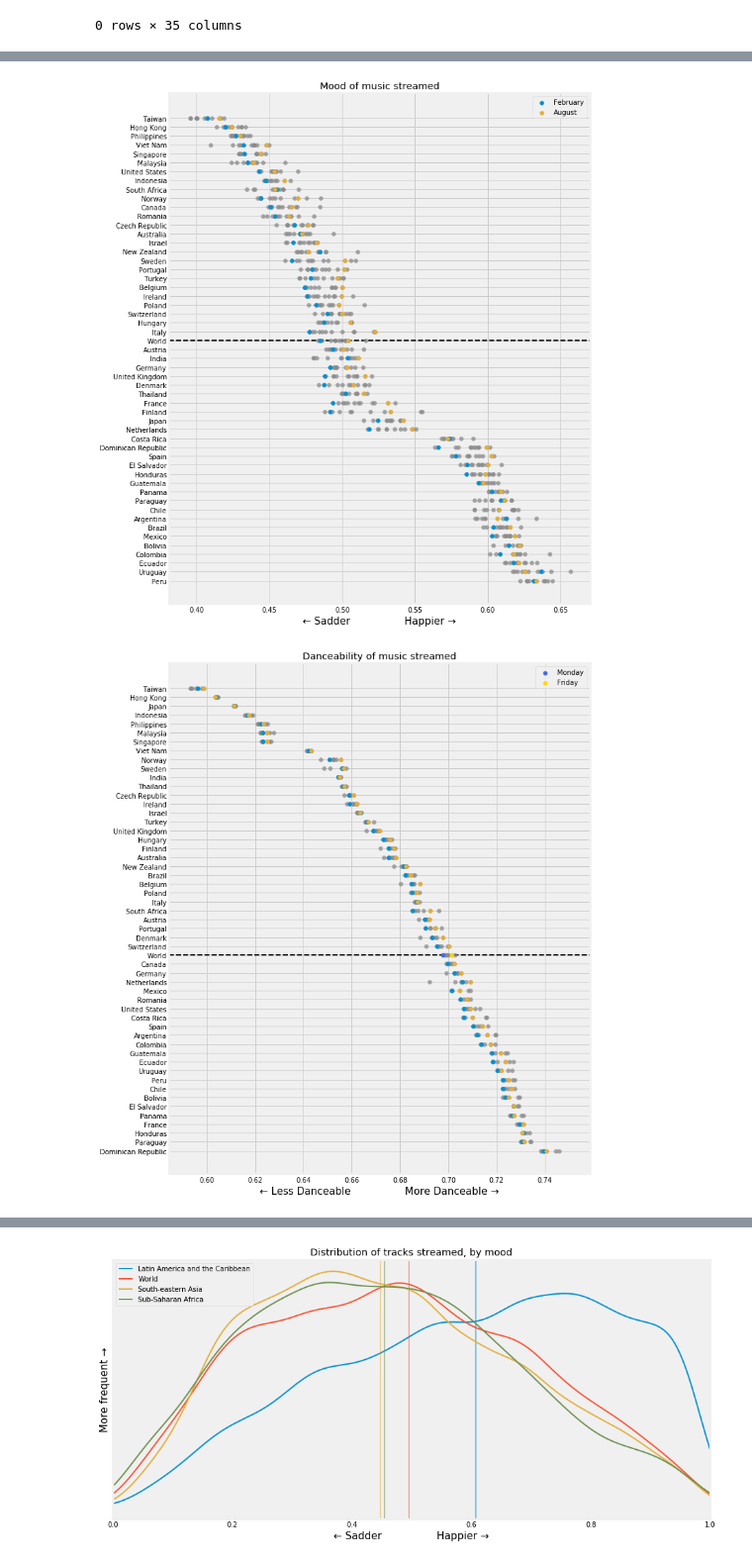
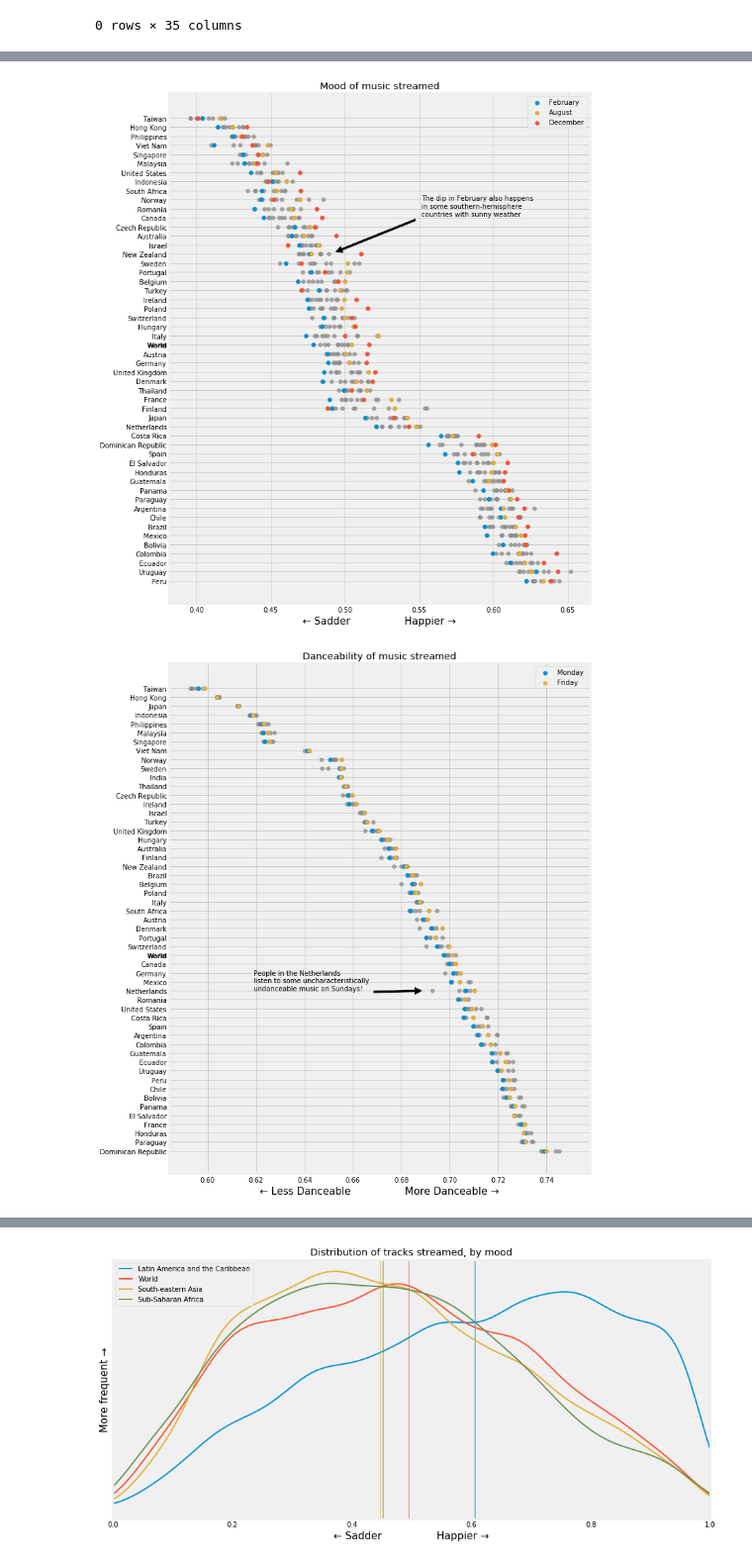
Before and after one commit to raffg/spotify_analysis, a Jupyter notebook: spotify_analysis.ipynb, the cells around one changed output, grey strips where cells are left out. Shown at 99% size. Drawn from its saved outputs; the diff is of its cells as text; code cells hidden in the pictures.

```diff
--- a/spotify_analysis.ipynb
+++ b/spotify_analysis.ipynb
@@ -159,15 +162,17 @@ for region in regions:
     region = region[1]
     data = df[df['Sub-region Name'] == region].groupby(['month', 'Sub-region Name'])['valence'].mean().tolist()
     if region == 'Northern America':
-        plt.axhline(region, linestyle='--', linewidth=2, c='k')
+#         plt.axhline(region, linestyle='--', linewidth=2, c='k')
         plt.scatter(data, [region] * len(data), c='#8b8b8b', s=35, alpha=.75, zorder=5)
         plt.scatter(data[1], region, c='#008fd5', s=35, label='February', zorder=5)
         plt.scatter(data[7], region, c='#e5ae38', s=35, label='August', zorder=5)
+        plt.scatter(data[11], region, c='#fc4f30', s=35, label='December', zorder=5)
     else:
         if len(data) == 12:
             plt.scatter(data, [region] * len(data), c='#8b8b8b', s=35, alpha=.75)
             plt.scatter(data[1], region, c='#008fd5', s=35)
             plt.scatter(data[7], region, c='#e5ae38', s=35)
+            plt.scatter(data[11], region, c='#fc4f30', s=35)
 plt.title('Mood of music streamed')
 plt.xlabel(u'\u2190 Sadder                 Happier \u2192', fontsize=15)
 plt.legend()
@@ -176,0 +182,31 @@ plt.show()
+# %%
+countries = [(full_df[full_df['country'] == country].groupby(['country'])['valence'].mean().tolist(), country) for country in df['country'].unique()]
+countries.sort(key=lambda x: x[0], reverse=True)
+
+plt.figure(figsize=(10, 14))
+for country in countries:
+    country = country[1]
+    if country not in countries_to_drop:
+        data = full_df[full_df['country'] == country].groupby(['month', 'country'])['valence'].mean().tolist()
+        if country == 'World':
+#             plt.axhline(country, linestyle='--', linewidth=2, c='k')
+            plt.scatter(data, [country] * len(data), c='#8b8b8b', s=35, alpha=.75, zorder=5)
+            plt.scatter(data[1], country, c='#008fd5', s=35, label='February', zorder=5)
+            plt.scatter(data[7], country, c='#e5ae38', s=35, label='August', zorder=5)
+            plt.scatter(data[11], country, c='#fc4f30', s=35, label='December', zorder=5)
+        else:
+            if len(data) == 12:
+                plt.scatter(data, [country] * len(data), c='#8b8b8b', s=35, alpha=.75)
+                plt.scatter(data[1], country, c='#008fd5', s=35)
+                plt.scatter(data[7], country, c='#e5ae38', s=35)
+                plt.scatter(data[11], country, c='#fc4f30', s=35)
+plt.title('Mood of music streamed')
+plt.xlabel(u'\u2190 Sadder                 Happier \u2192', fontsize=15)
+plt.legend()
+plt.text(.3801, 26.935, 'World', fontweight='bold', fontsize=9, horizontalalignment='right', verticalalignment='center')
+plt.annotate("The dip in February does not happen\nin some southern-hemisphere\ncountries with sunny weather",
+             xy=(.49, 'New Zealand'),  xycoords='data',
+             xytext=(.6, .8), textcoords='axes fraction',
+             arrowprops=dict(facecolor='black', shrink=0.05),
+             horizontalalignment='left', verticalalignment='top')
+plt.show()
@@ -177,28 +215,36 @@ plt.show()
 # %%
 countries = [(df[df['country'] == country].groupby(['country'])['valence'].mean().tolist(), country) for country in df['country'].unique()]
 countries.sort(key=lambda x: x[0], reverse=True)
 
 plt.figure(figsize=(10, 14))
 for country in countries:
     country = country[1]
     if country not in countries_to_drop:
         data = df[df['country'] == country].groupby(['month', 'country'])['valence'].mean().tolist()
         if country == 'World':
-            plt.axhline(country, linestyle='--', linewidth=2, c='k')
+#             plt.axhline(country, linestyle='--', linewidth=2, c='k')
             plt.scatter(data, [country] * len(data), c='#8b8b8b', s=35, alpha=.75, zorder=5)
             plt.scatter(data[1], country, c='#008fd5', s=35, label='February', zorder=5)
             plt.scatter(data[7], country, c='#e5ae38', s=35, label='August', zorder=5)
+            plt.scatter(data[11], country, c='#fc4f30', s=35, label='December', zorder=5)
         else:
             if len(data) == 12:
                 plt.scatter(data, [country] * len(data), c='#8b8b8b', s=35, alpha=.75)
                 plt.scatter(data[1], country, c='#008fd5', s=35)
                 plt.scatter(data[7], country, c='#e5ae38', s=35)
+                plt.scatter(data[11], country, c='#fc4f30', s=35)
 plt.title('Mood of music streamed')
 plt.xlabel(u'\u2190 Sadder                 Happier \u2192', fontsize=15)
 plt.legend()
+plt.text(.3801, 25.935, 'World', fontweight='bold', fontsize=9, horizontalalignment='right', verticalalignment='center')
+plt.annotate("The dip in February also happens\nin some southern-hemisphere\ncountries with sunny weather",
+             xy=(.49, 'New Zealand'),  xycoords='data',
+             xytext=(.6, .8), textcoords='axes fraction',
+             arrowprops=dict(facecolor='black', shrink=0.05),
+             horizontalalignment='left', verticalalignment='top')
 plt.show()
 # %% [output]
-[figure, old version]
+[figure, new version]
 # %%
 countries = [(df[df['country'] == country].groupby(['country'])['danceability'].mean().tolist(), country) for country in df['country'].unique()]
 countries.sort(key=lambda x: x[0], reverse=True)
@@ -209,10 +255,10 @@ for country in countries:
     if country not in countries_to_drop:
         data = df[df['country'] == country].groupby(['dayofweek', 'country'])['danceability'].mean().tolist()
         if country == 'World':
-            plt.axhline(country, linestyle='--', linewidth=2, c='k')
+#             plt.axhline(country, linestyle='--', linewidth=2, c='k')
             plt.scatter(data, [country] * len(data), c='#8b8b8b', s=35, alpha=.75, zorder=5)
-            plt.scatter(data[0], country, c='royalblue', s=35, label='Monday', zorder=5)
-            plt.scatter(data[4], country, c='gold', s=35, label='Friday', zorder=5)
+            plt.scatter(data[0], country, c='#008fd5', s=35, label='Monday', zorder=5)
+            plt.scatter(data[4], country, c='#e5ae38', s=35, label='Friday', zorder=5)
         else:
             if len(data) == 7:
                 plt.scatter(data, [country] * len(data), c='#8b8b8b', s=35, alpha=.75)
@@ -221,9 +267,15 @@ for country in countries:
 plt.title('Danceability of music streamed')
 plt.xlabel(u'\u2190 Less Danceable                 More Danceable \u2192', fontsize=15)
 plt.legend()
+plt.text(.5833, 21.934, 'World', fontweight='bold', fontsize=8.9, horizontalalignment='right', verticalalignment='center')
+plt.annotate("People in the Netherlands\nlisten to some uncharacteristically\nundanceable music on Sundays!",
+             xy=(.69, 'Netherlands'),  xycoords='data',
+             xytext=(.2, .4), textcoords='axes fraction',
+             arrowprops=dict(facecolor='black', shrink=0.05),
+             horizontalalignment='left', verticalalignment='top')
 plt.show()
 # %% [output]
-[figure, old version]
+[figure, new version]
 # %%
 df_year = df[df['country'] == 'World'].groupby(['month', 'day'], as_index=False)['valence'].mean()
 df_year
```
Also changed, not shown: parts of 57 cells of this notebook, 16 other files.
